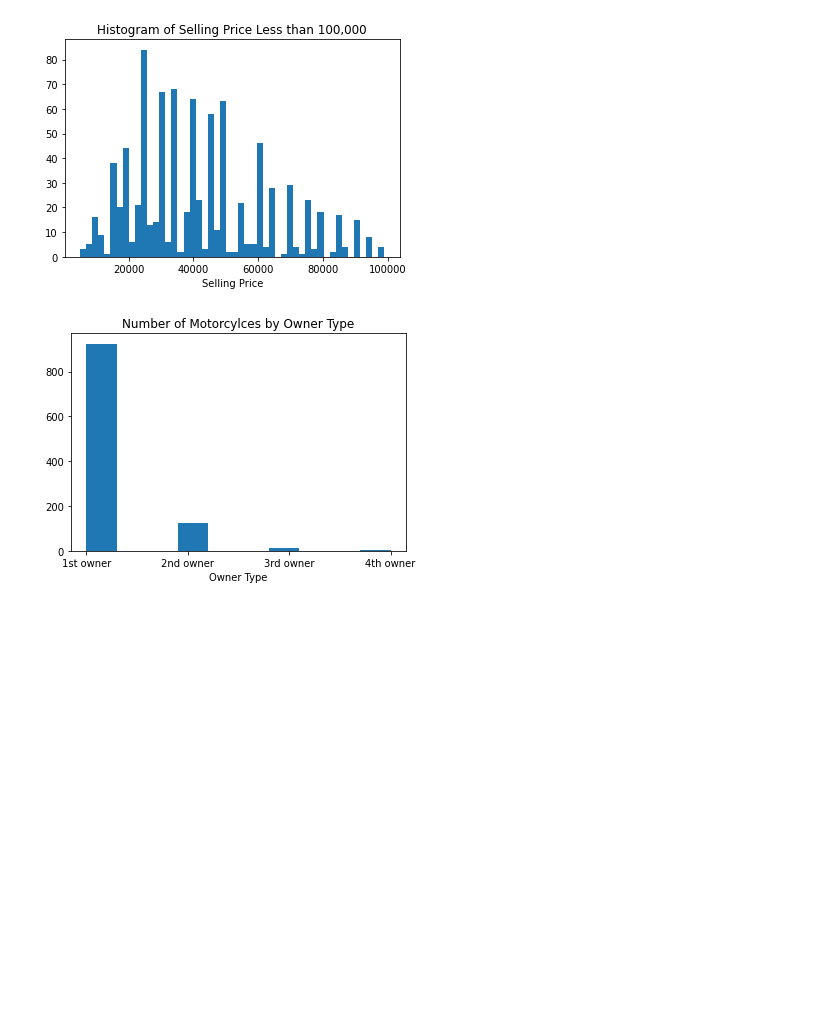
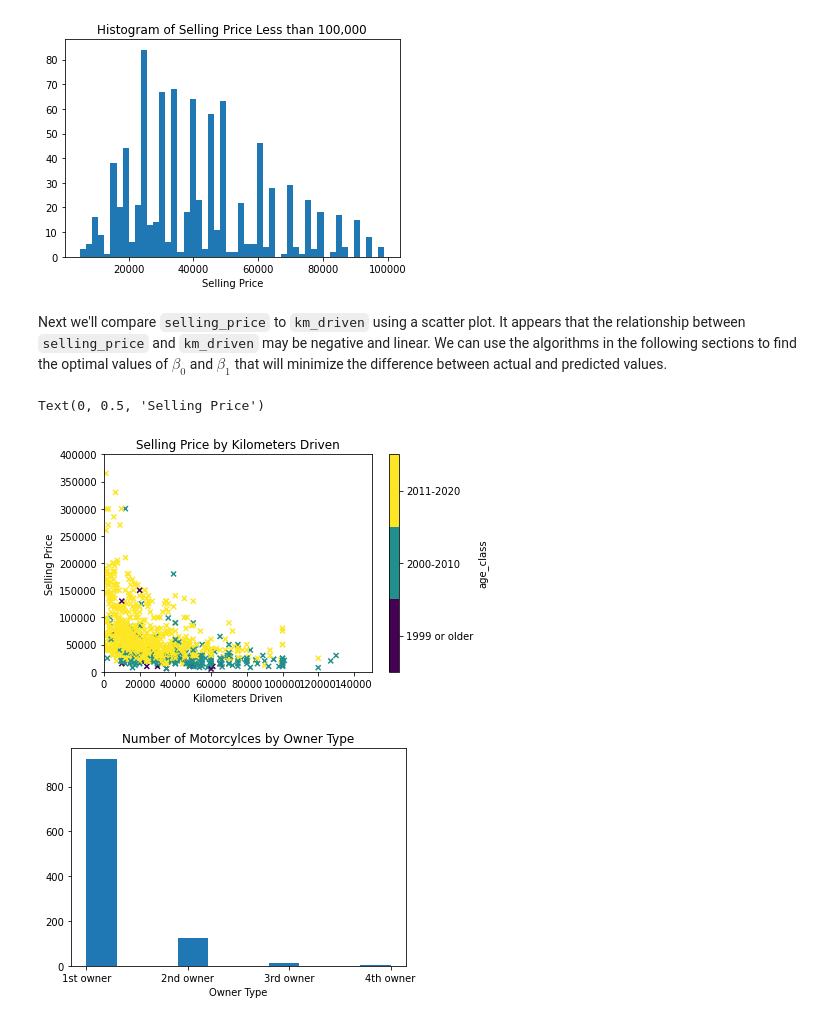
Before and after one commit to xaviergenelin/Motorcycle-Sale-Analysis, a Jupyter notebook: motorcycleAnalysis.ipynb, the cells around one changed output. Saved outputs shown, nothing was run; the diff lists cells and outputs as text; code cells hidden in the pictures; blank space fills up the shorter version.

```diff
--- a/motorcycleAnalysis.ipynb
+++ b/motorcycleAnalysis.ipynb
@@ -48,6 +153,20 @@ plt.show()
 plt.close()
 # %% [output]
 [figure]
+# %% [markdown]
+Next we'll compare `selling_price` to `km_driven` using a scatter plot. It appears that the relationship between `selling_price` and `km_driven` may be negative and linear. We can use the algorithms in the following sections to find the optimal values of $\beta_0$ and $\beta_1$ that will minimize the difference between actual and predicted values.
+# %%
+# scatterplot of km driven by selling price
+df.plot.scatter(x = "km_driven", y = "selling_price",
+                c = "age_class", s = 25, marker = "x", cmap = "viridis", sharex = False)
+plt.xlim(0,150000)
+plt.ylim(0,400000)
+plt.title("Selling Price by Kilometers Driven")
+plt.xlabel("Kilometers Driven")
+plt.ylabel("Selling Price")
+# %% [output]
+Text(0, 0.5, 'Selling Price')
+[figure, added]
 # %%
 plt.hist(df['owner'])
 plt.title('Number of Motorcylces by Owner Type')
```
Also changed, not shown: parts of 23 cells of this notebook.
